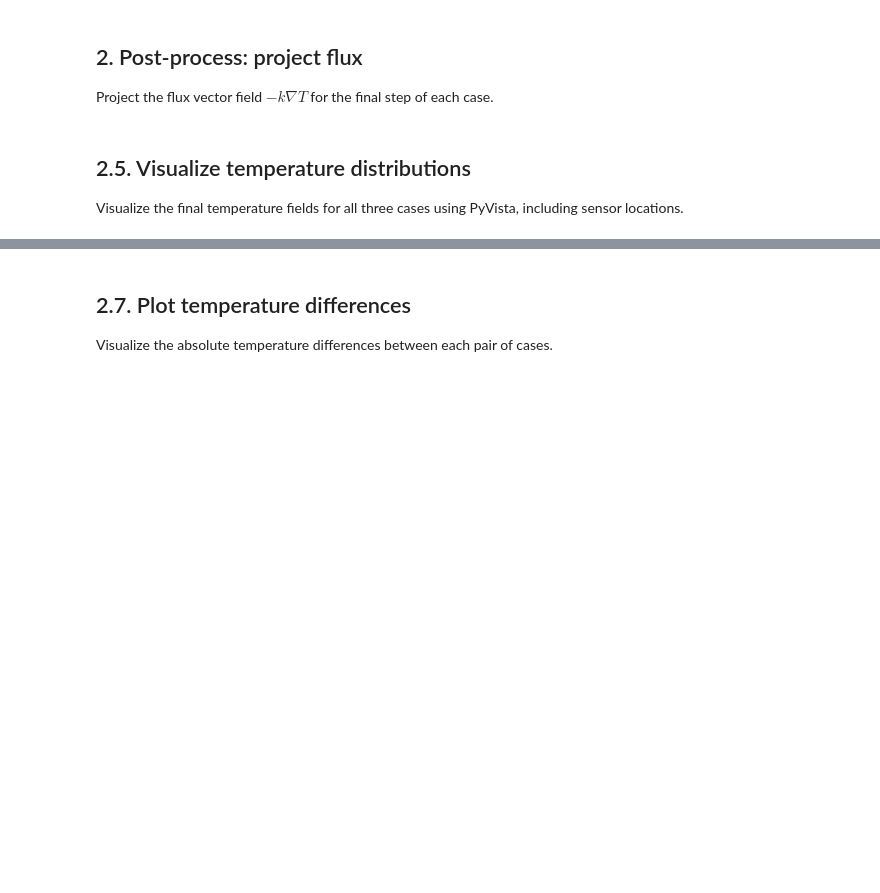
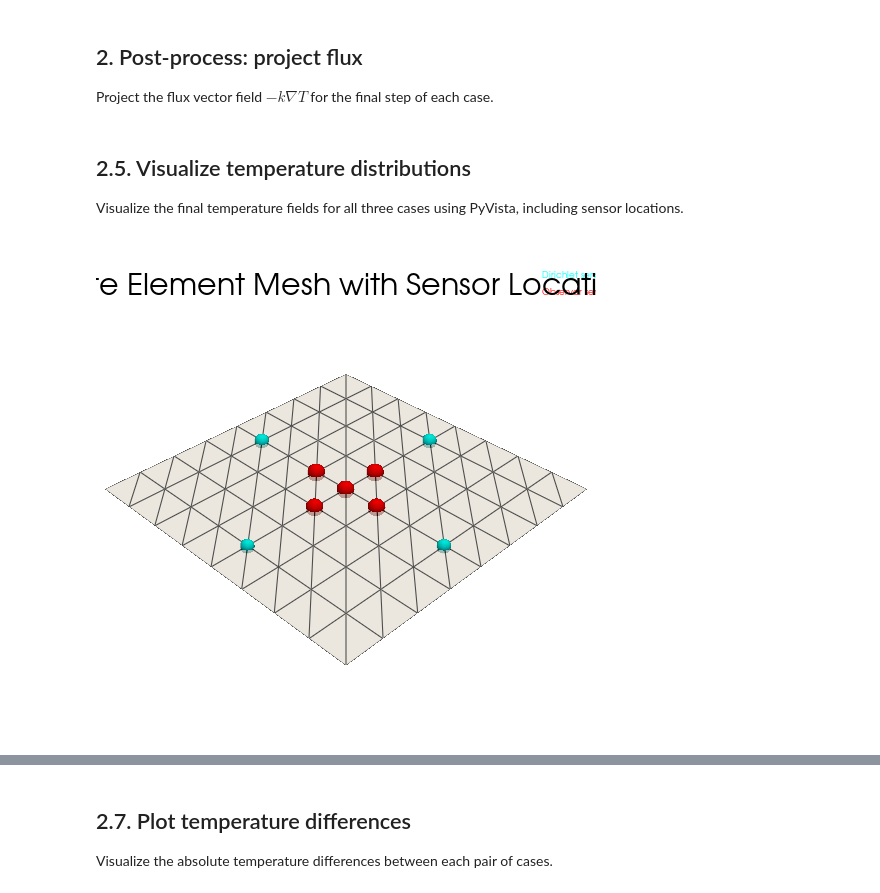
Before and after one commit to danielandresarcones/j4nfdi-dolfinx-ihcp, a Jupyter notebook: notebooks/inner_residuals.ipynb, the cells around one changed output, grey strips where cells are left out. Cells and saved outputs as stored; diff of their text form; code cells hidden in the pictures; blank space fills up the shorter version.

```diff
--- a/notebooks/inner_residuals.ipynb
+++ b/notebooks/inner_residuals.ipynb
@@ -171,11 +201,12 @@ Run three cases: (1) Neumann only, (2) Dirichlet at sensors using results from c
 # ------------------------------------------------------------------------------
 # 1 .  Run the three experiments
 # ------------------------------------------------------------------------------
-case1_T, case1_s = [], []
-for T, s in make_problem(tag="base"):
+case1_T, case1_s, case1_obs = [], [], []
+for T, s, obs in make_problem(tag="base"):
     case1_T.append(T)
     case1_s.append(s)
-case1_T, case1_s = np.array(case1_T), np.array(case1_s)   # shapes: (steps, …)
+    case1_obs.append(obs)
+case1_T, case1_s, case1_obs = np.array(case1_T), np.array(case1_s), np.array(case1_obs)
 # %% [markdown]
 Run the second experiment: Dirichlet at sensors using results from case 1.
 # %%
@@ -237,6 +270,28 @@ flux3 = project_flux(case3_T[-1])
 ## 2.5. Visualize temperature distributions
 
 Visualize the final temperature fields for all three cases using PyVista, including sensor locations.
+# %%
+# ------------------------------------------------------------------------------
+# 2.6 .  Plot the mesh using PyVista
+# ------------------------------------------------------------------------------
+pv.set_jupyter_backend("static")  # For inline Jupyter display
+
+if MPI.COMM_WORLD.rank == 0:
+    # Use the mesh from the last computed temperature field (case1_T[-1])
+    domain = case1_T[-1].function_space.mesh
+    topo, cell_types, geometry = create_vtk_mesh(domain, domain.topology.dim)
+    mesh_grid = pv.UnstructuredGrid(topo, cell_types, geometry)
+
+    plotter = pv.Plotter(window_size=[500, 500])
+    plotter.add_mesh(mesh_grid, show_edges=True, color="white", opacity=0.7)
+    plotter.add_points(sensor_coords, color="cyan", point_size=15, render_points_as_spheres=True, label="Dirichlet sensors")
+    plotter.add_points(observer_coords, color="red", point_size=18, render_points_as_spheres=True, label="Observer sensors")
+    plotter.add_legend([("Dirichlet sensors", "c"), ("Observer sensors", "r")], bcolor="w", border=True, size=(0.18, 0.08))
+    plotter.add_title("Finite Element Mesh with Sensor Locations", font_size=12)
+    # plotter.camera.zoom(1.3)
+    plotter.show()
+# %% [output]
+[figure, added]
 # %%
 # ------------------------------------------------------------------------------
 # 2.5 .  Visualize temperature distributions of the three cases with PyVista
```
Also changed, not shown: parts of 12 cells of this notebook.
